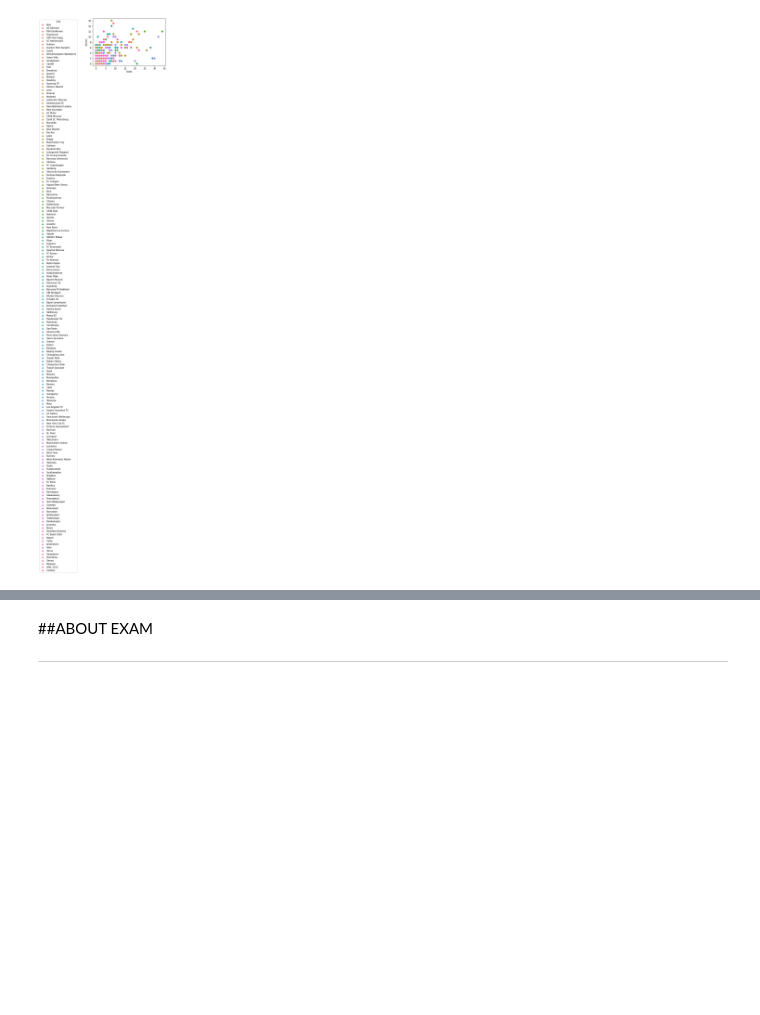
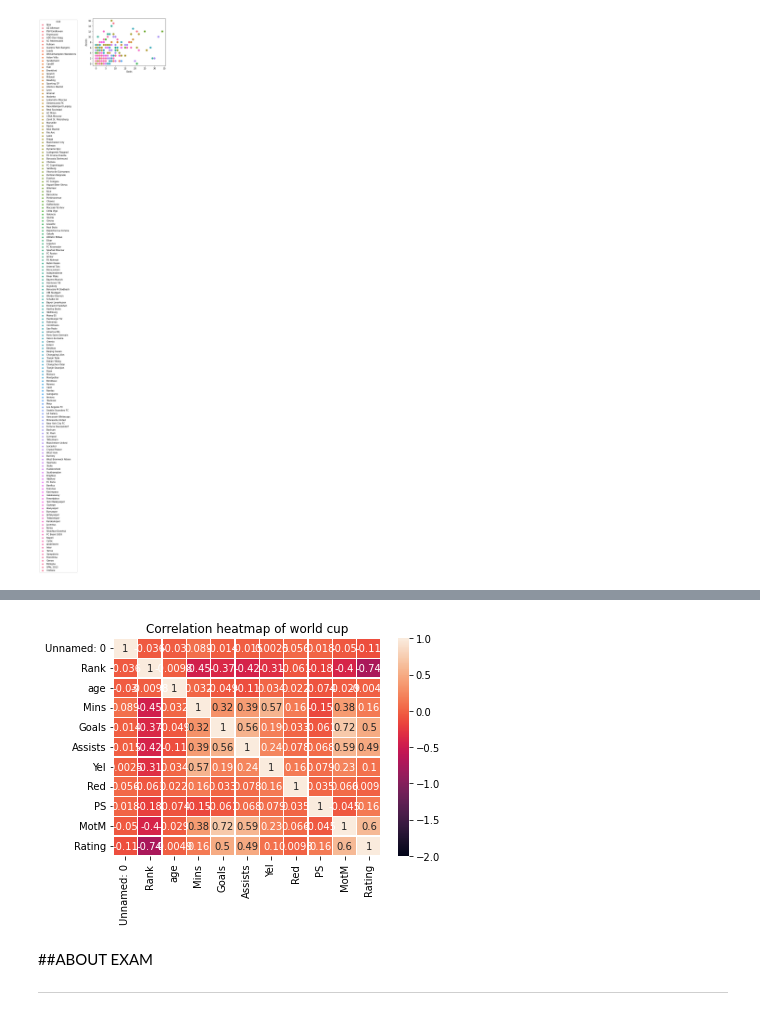
Before and after one commit to ashpou1/data-processing-4313, a Jupyter notebook: EXAM 3.ipynb, the cells around one changed output, grey strips where cells are left out. Saved outputs shown, nothing was run; the diff lists cells and outputs as text; code cells hidden in the pictures; blank space fills up the shorter version.

```diff
--- a/EXAM 3.ipynb
+++ b/EXAM 3.ipynb
@@ -167,3 +180,10 @@ sns.heatmap(df.corr(), annot=True, linewidths=3,vmin = -1)
+# %%
+sns.heatmap(df.corr(), annot=True, linewidths=0.25,vmin = -2)
+plt.title('Correlation heatmap of world cup')
+plt.show()
+#https://console.cloud.google.com/bigquery?project=data-viz-338818
+# %% [output]
+[figure, added]
 # %% [markdown]
 ##ABOUT EXAM
 
```
Also changed, not shown: parts of 9 cells of this notebook.
